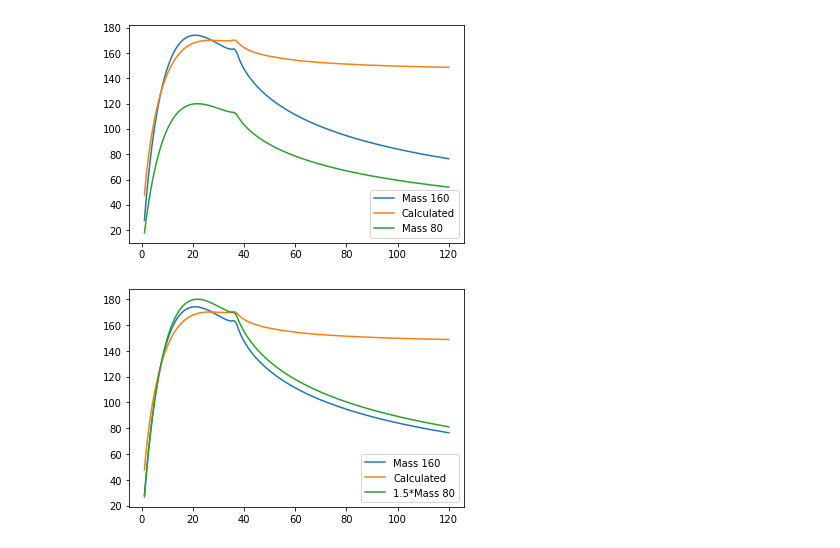
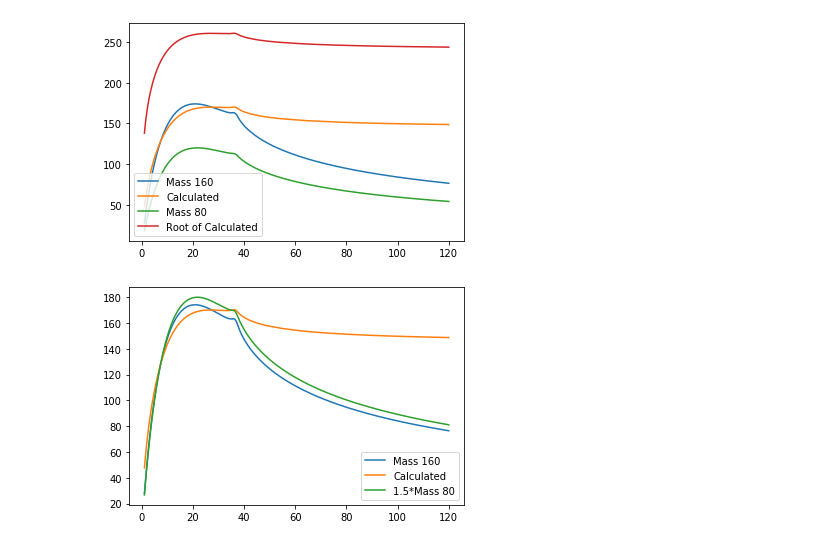
Before and after one commit to villano-lab/grav_project, a Jupyter notebook: DiskComparison.ipynb, the cells around one changed output. Saved outputs shown, nothing was run; the diff lists cells and outputs as text; code cells hidden in the pictures.

```diff
--- a/DiskComparison.ipynb
+++ b/DiskComparison.ipynb
@@ -14,15 +14,17 @@ rdat = np.asarray(gdata['xx']) #radius values
 gvel = np.asarray(gdata['yy']) #velocities from GIPSY
 nvel = np.asarray(ndata['yy']) #new velocities
 cvel = nf.d_v(rdat,pref=0.4,load=True,path='fitting')  #calculated velocities
+rvel = 20*np.sqrt(cvel) #square root of calculated velocities
 # %%
 #Plotting
 plt.plot(rdat,gvel,label='Mass 160')
 plt.plot(rdat,cvel,label='Calculated')
 plt.plot(rdat,nvel,label='Mass 80')
+plt.plot(rdat,rvel,label='Root of Calculated')
 plt.legend()
 plt.show()
 # %% [output]
-[figure, old version]
+[figure, new version]
 # %%
 #Plotting
 plt.plot(rdat,gvel,label='Mass 160')
```
Also changed, not shown: 1 other file.
